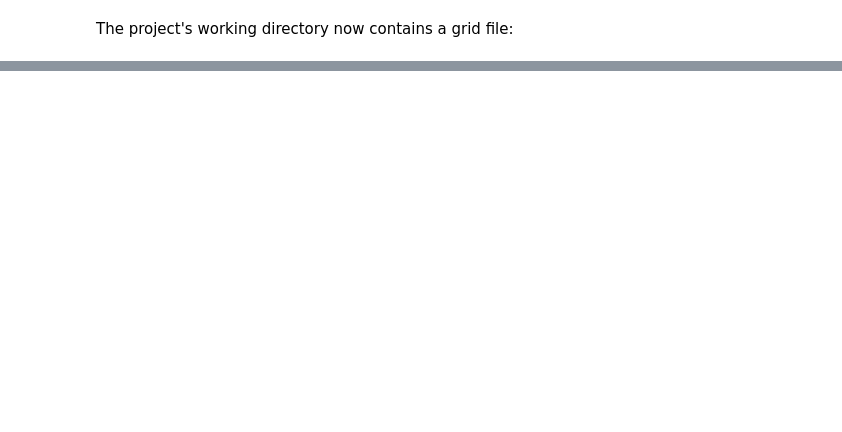
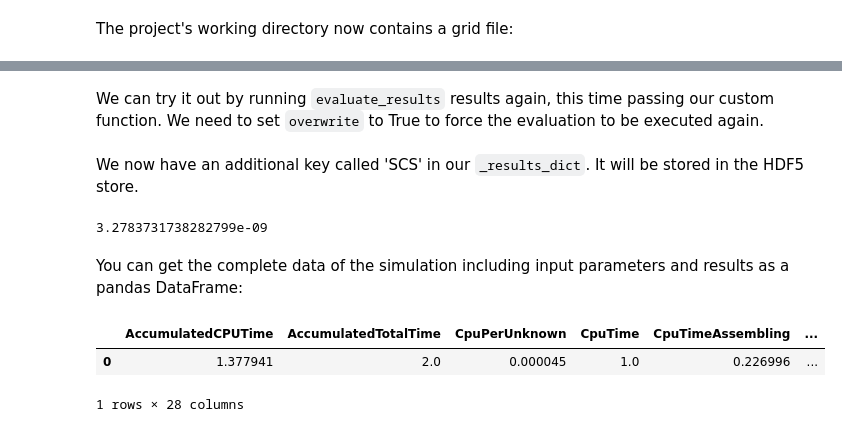
Before and after one commit to jbopp/pypmj, a Jupyter notebook: examples/mie2D.ipynb, the cells around one changed output, grey strips where cells are left out. Drawn from its saved outputs; the diff is of its cells as text; code cells hidden in the pictures; blank space fills up the shorter version.

```diff
--- a/examples/mie2D.ipynb
+++ b/examples/mie2D.ipynb
@@ -170,0 +283,2 @@ os.listdir(simuset.get_project_wdir())
+# %% [markdown]
+We can try it out by running `evaluate_results` results again, this time passing our custom function. We need to set `overwrite` to True to force the evaluation to be executed again.
@@ -171 +287,15 @@ os.listdir(simuset.get_project_wdir())
+# %% [markdown]
+We now have an additional key called 'SCS' in our `_results_dict`. It will be stored in the HDF5 store.
+# %%
+sim._results_dict['SCS']
+# %% [output]
+3.2783731738282799e-09
+# %% [markdown]
+You can get the complete data of the simulation including input parameters and results as a pandas DataFrame:
+# %%
+sim._get_DataFrame()
+# %% [output]
+|  | AccumulatedCPUTime | AccumulatedTotalTime | CpuPerUnknown | CpuTime | CpuTimeAssembling | ... |
+| 0 | 1.377941 | 2.0 | 0.000045 | 1.0 | 0.226996 | ... |
+1 rows × 28 columns
 # %% [markdown]
```
Also changed, not shown: parts of 50 cells of this notebook, 9 other files.
